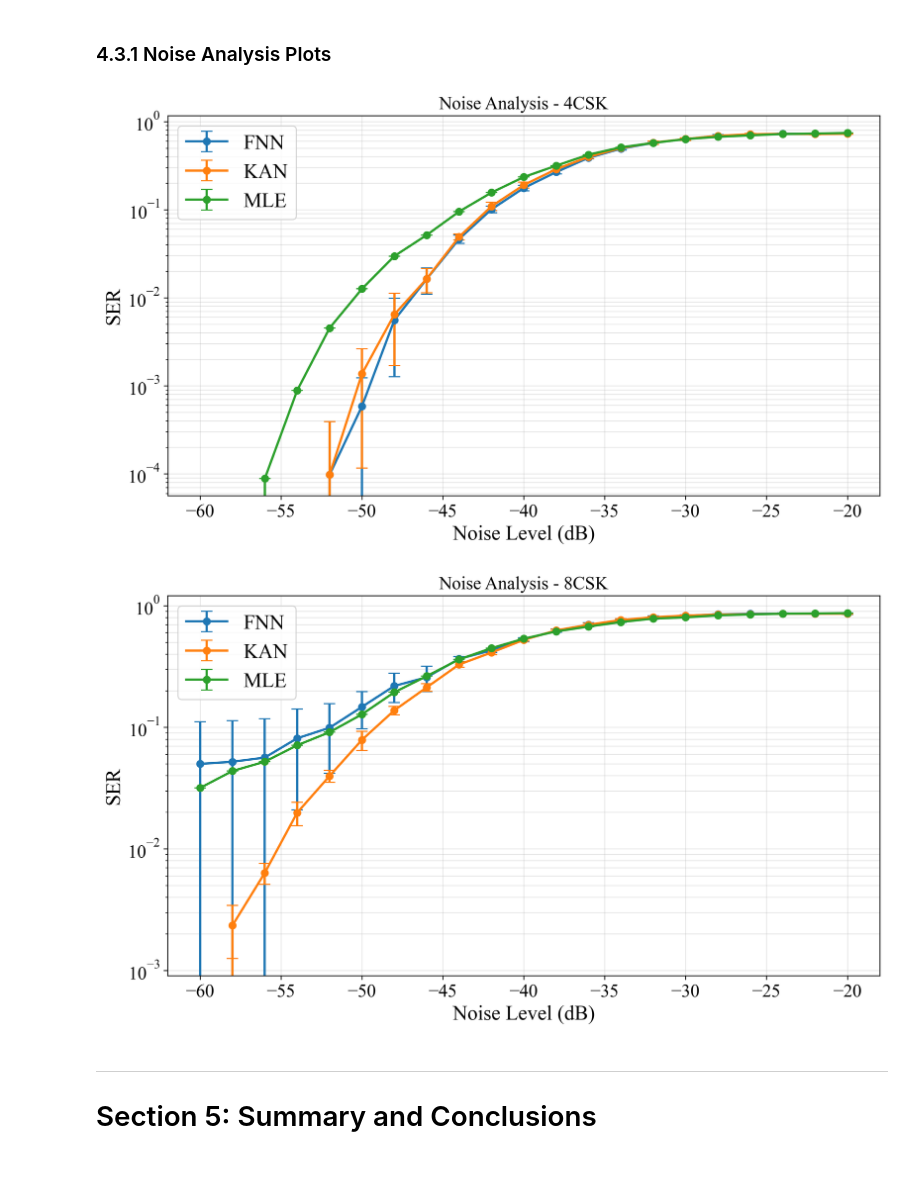
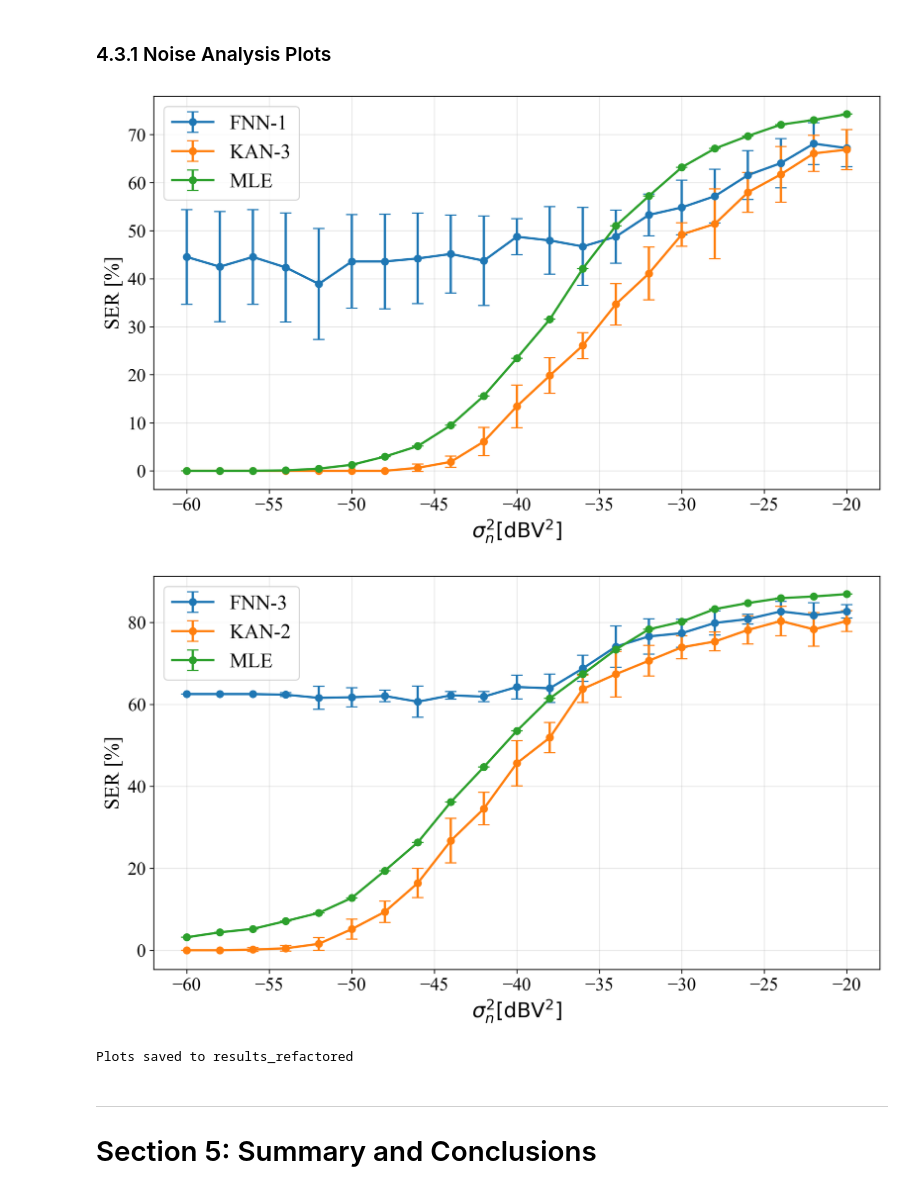
Before and after one commit to RafaelMarasca/csk-kan-mlp, a Jupyter notebook: kan_experiments_refactored.ipynb, the cells around one changed output. Saved outputs shown, nothing was run; the diff lists cells and outputs as text; code cells hidden in the pictures.

Commit message:
updated results

```diff
--- a/kan_experiments_refactored.ipynb
+++ b/kan_experiments_refactored.ipynb
@@ -157,7 +157,7 @@ Plotting style configured
 ## 2.1 Data Loading - NO NORMALIZATION
 # %%
 def load_data(filepath, feature_cols, target_col='Symbol',
-              train_size=64, test_size=None):
+              train_size=64, test_size=None, random_state=None):
     """
     Load and split data - NO NORMALIZATION.
 
@@ -167,6 +167,7 @@ def load_data(filepath, feature_cols, target_col='Symbol',
         target_col: Target column name
         train_size: Number of training samples
         test_size: Number of test samples (None = use remaining)
+        random_state: Random state for reproducibility
 
     Returns:
         X_train, X_test, y_train, y_test, num_classes
@@ -177,15 +178,15 @@ def load_data(filepath, feature_cols, target_col='Symbol',
 
     if test_size is not None:
         X_train, X_rest, y_train, y_rest = train_test_split(
-            X, y, train_size=train_size, stratify=y)
+            X, y, train_size=train_size, random_state=random_state, stratify=y)
         if len(X_rest) >= test_size:
             X_test, _, y_test, _ = train_test_split(
-                X_rest, y_rest, train_size=test_size, stratify=y_rest)
+                X_rest, y_rest, train_size=test_size, random_state=random_state, stratify=y_rest)
         else:
             X_test, y_test = X_rest, y_rest
     else:
         X_train, X_test, y_train, y_test = train_test_split(
-            X, y, train_size=train_size,  stratify=y)
+            X, y, train_size=train_size, random_state=random_state, stratify=y)
 
     # Convert to tensors - NO NORMALIZATION
     X_train = torch.FloatTensor(X_train).unsqueeze(-1).to(device)
@@ -844,33 +853,67 @@ Results saved to results_refactored/noise_analysis_results.csv
 # %% [markdown]
 ### 4.3.1 Noise Analysis Plots
 # %%
+import matplotlib.pyplot as plt
+import os
+
 # Plot noise analysis results
 for dataset in ['4CSK', '8CSK']:
     fig, ax = plt.subplots(figsize=(10, 6))
 
+    # Define custom labels map for this dataset
+    if dataset == '4CSK':
+        label_map = {
+            'FNN': 'FNN-1',
+            'KAN': 'KAN-3',
+            'MLE': 'MLE'
+        }
+    else:  # 8CSK
+        label_map = {
+            'FNN': 'FNN-3',
+            'KAN': 'KAN-2',
+            'MLE': 'MLE'
+        }
+
     for model in ['FNN', 'KAN', 'MLE']:
-        data = df_noise[(df_noise['Dataset'] == dataset) & (df_noise['Model'] == model)]
+        data = df_noise[(df_noise['Dataset'] == dataset) & (df_noise['Model'] == model)].copy()
+
+        # Sort by noise level (integers 20, 25, etc.)
         data = data.sort_values('Noise_Level_dB')
 
-        ax.errorbar(data['Noise_Level_dB'], data['Mean_SER'],
-                    yerr=data['Std_SER'], label=model,
+        # Convert file noise level (e.g. 20) to Variance dB (e.g. -20)
+        # Assuming 'm20dB' corresponds to a variance of -20 dBV^2
+        x_vals = data['Noise_Level_dB']
+
+        # Get specific label
+        plot_label = label_map.get(model, model)
+
+        ax.errorbar(x_vals, data['Mean_SER'] * 100,
+                    yerr=data['Std_SER'] * 100,  # Scale std dev as well
+                    label=plot_label,
                     marker='o', capsize=5, linewidth=2)
 
-    ax.set_xlabel('Noise Level (dB)')
-    ax.set_ylabel('SER')
-    ax.set_title(f'Noise Analysis - {dataset}')
-    ax.set_yscale('log')
+    ax.set_xlabel('$\sigma^2_n [\\text{dBV}^2]$')
+    ax.set_ylabel('SER [%]')
+
+    # Title removed as requested
+    # ax.set_title(f'Noise Analysis - {dataset}')
+
     ax.legend()
     ax.grid(True, which='both', alpha=0.3)
     plt.tight_layout()
 
     filename = f'noise_analysis_{dataset}'
     plt.savefig(os.path.join(OUTPUT_DIR, filename + '.png'), dpi=300, bbox_inches='tight')
     plt.savefig(os.path.join(OUTPUT_DIR, filename + '.pdf'), dpi=300, bbox_inches='tight')
     plt.show()
+    plt.close() # Good practice to close figure
+
+print(f"Plots saved to {OUTPUT_DIR}")
+plt.show()
 # %% [output]
-[figure, old version]
+[figure, new version]
-[figure, old version]
+[figure, new version]
+Plots saved to results_refactored
 # %% [markdown]
 ---
 # Section 5: Summary and Conclusions
```
Also changed, not shown: parts of 3 cells of this notebook, 15 other files.
